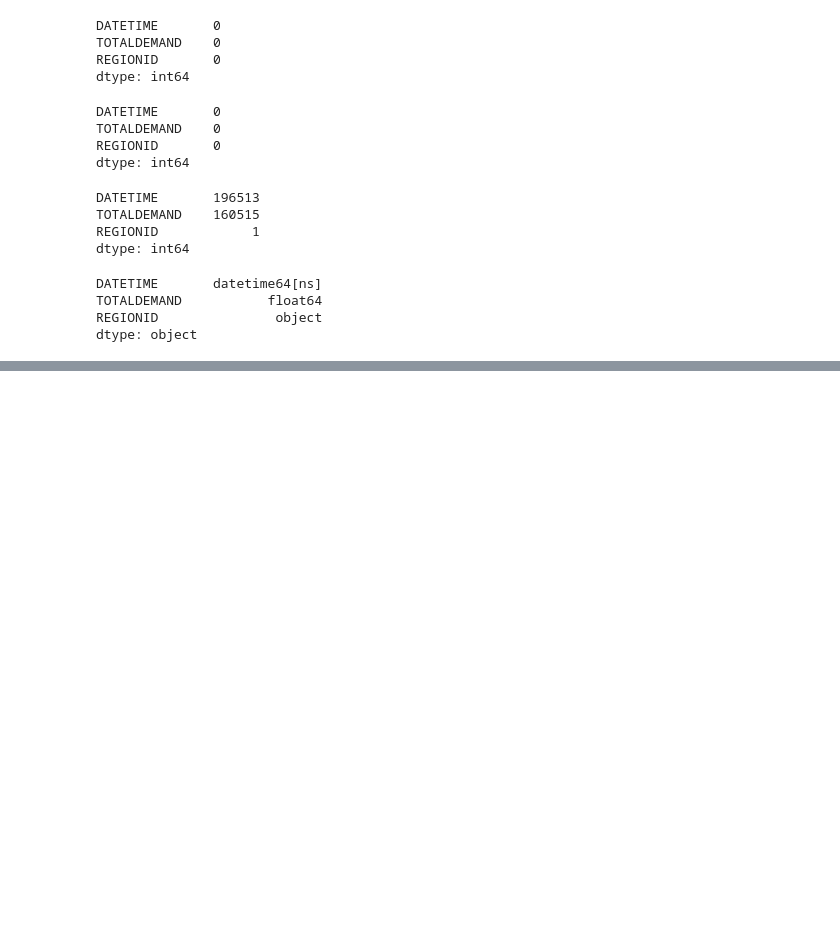
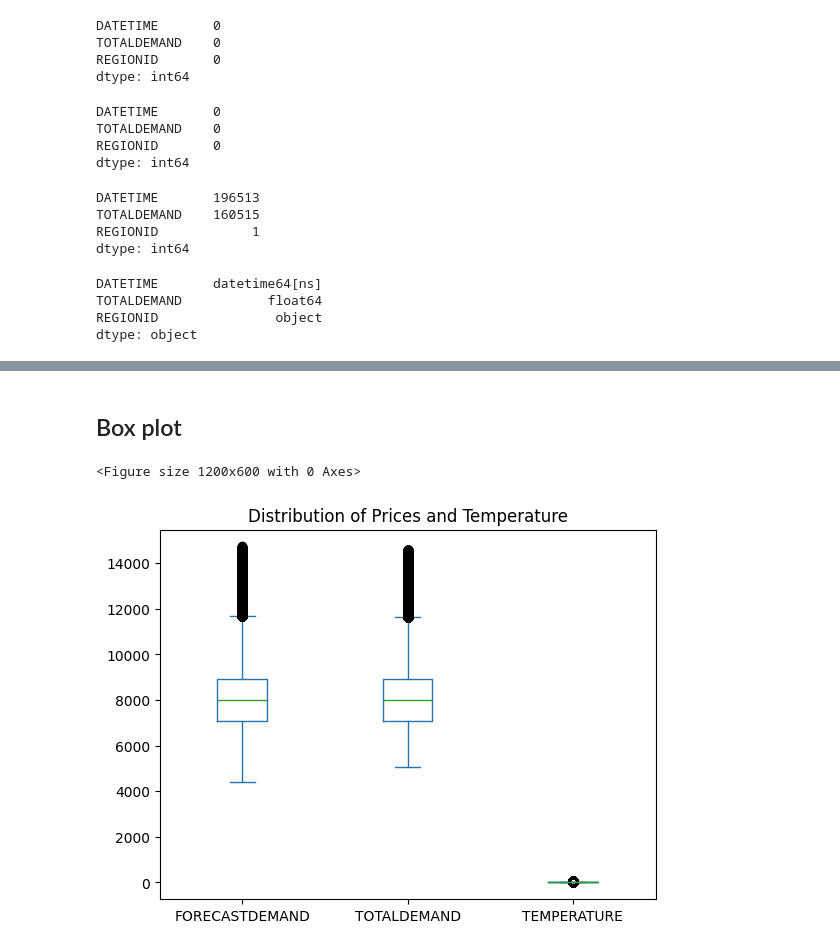
Before and after one commit to mkingopng/electricity_demand_forecasting, a Jupyter notebook: src/nsw_eda.ipynb, the cells around one changed output, grey strips where cells are left out. Drawn from its saved outputs; the diff is of its cells as text; code cells hidden in the pictures; blank space fills up the shorter version.

```diff
--- a/src/nsw_eda.ipynb
+++ b/src/nsw_eda.ipynb
@@ -303,0 +364,10 @@ dtype: object
+# %% [markdown]
+## Box plot
+# %%
+plt.figure(figsize=(12, 6))
+nsw_df[['FORECASTDEMAND', 'TOTALDEMAND', 'TEMPERATURE']].plot(kind='box')
+plt.title('Distribution of Prices and Temperature')
+plt.show()
+# %% [output]
+<Figure size 1200x600 with 0 Axes>
+[figure, added]
```
Also changed, not shown: parts of 14 cells of this notebook, 1 other file.
